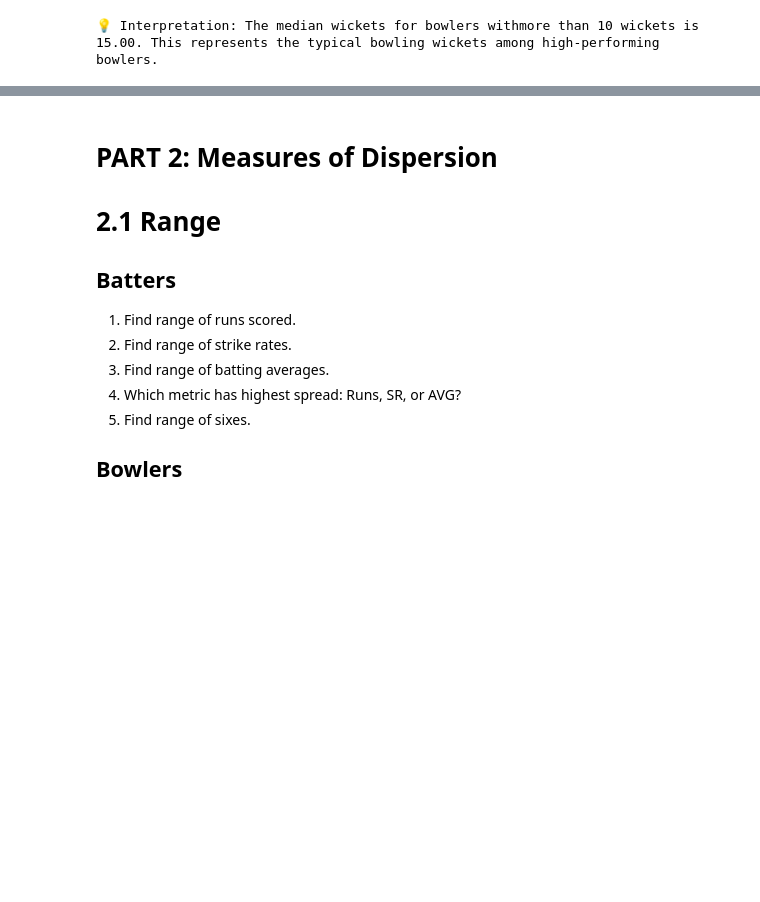
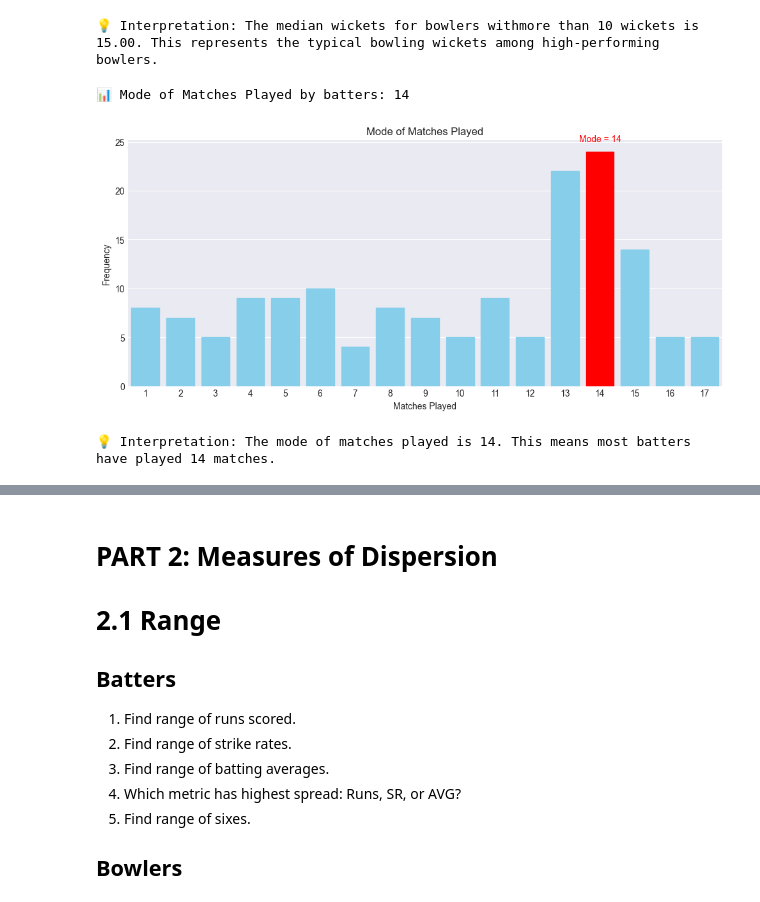
Before and after one commit to shahyash1136/data-analyst-porjects, a Jupyter notebook: IPL_2025_jupyterbook/index.ipynb, the cells around one changed output, grey strips where cells are left out. Drawn from its saved outputs; the diff is of its cells as text; code cells hidden in the pictures; blank space fills up the shorter version.

Commit message:
worked on statistic mode question

```diff
--- a/IPL_2025_jupyterbook/index.ipynb
+++ b/IPL_2025_jupyterbook/index.ipynb
@@ -805,3 +960,47 @@ print(
 📊 Median wickets for bowlers with more than 10 wickets: 15.00
 [figure]
 💡 Interpretation: The median wickets for bowlers withmore than 10 wickets is 15.00. This represents the typical bowling wickets among high-performing bowlers.
+# %%
+# 1.3 Mode
+
+## Batters
+
+# 1. Find mode of matches played.
+matches_played_mode = df_batters["Matches"].mode()[0]
+print(f"\n📊 Mode of Matches Played by batters: {matches_played_mode}")
+
+plt.figure(figsize=(12, 5))
+
+ax = sns.countplot(x=df_batters["Matches"])
+
+# Highlight only mode bar
+for bar, label in zip(ax.patches, sorted(df_batters["Matches"].unique())):
+
+    if label == matches_played_mode:
+        bar.set_color("red")
+    else:
+        bar.set_color("skyblue")
+
+
+plt.text(
+    mode_position,
+    ax.patches[mode_position].get_height() + 1,
+    f"Mode = {matches_played_mode}",
+    ha="center",
+    color="red",
+)
+
+plt.xlabel("Matches Played")
+plt.ylabel("Frequency")
+plt.title("Mode of Matches Played")
+
+plt.show()
+
+print(
+    f"\n💡 Interpretation: The mode of matches played is {matches_played_mode}. "
+    f"This means most batters have played {matches_played_mode} matches."
+)
+# %% [output]
+📊 Mode of Matches Played by batters: 14
+[figure, added]
+💡 Interpretation: The mode of matches played is 14. This means most batters have played 14 matches.
```
Also changed, not shown: parts of 31 cells of this notebook.
